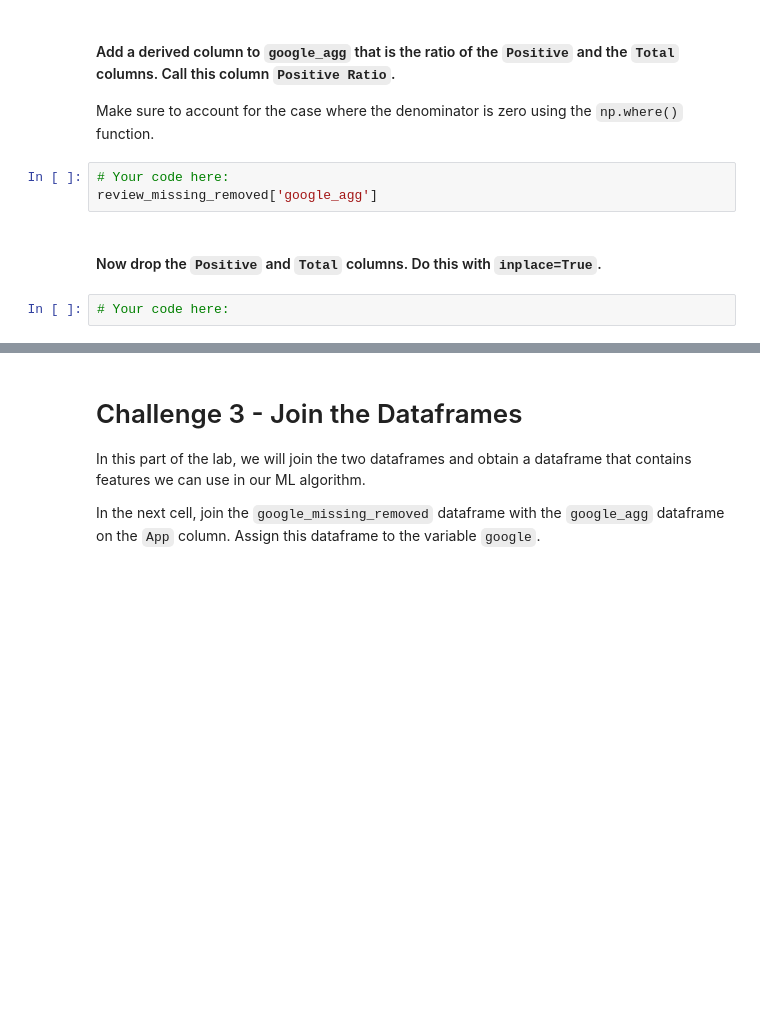
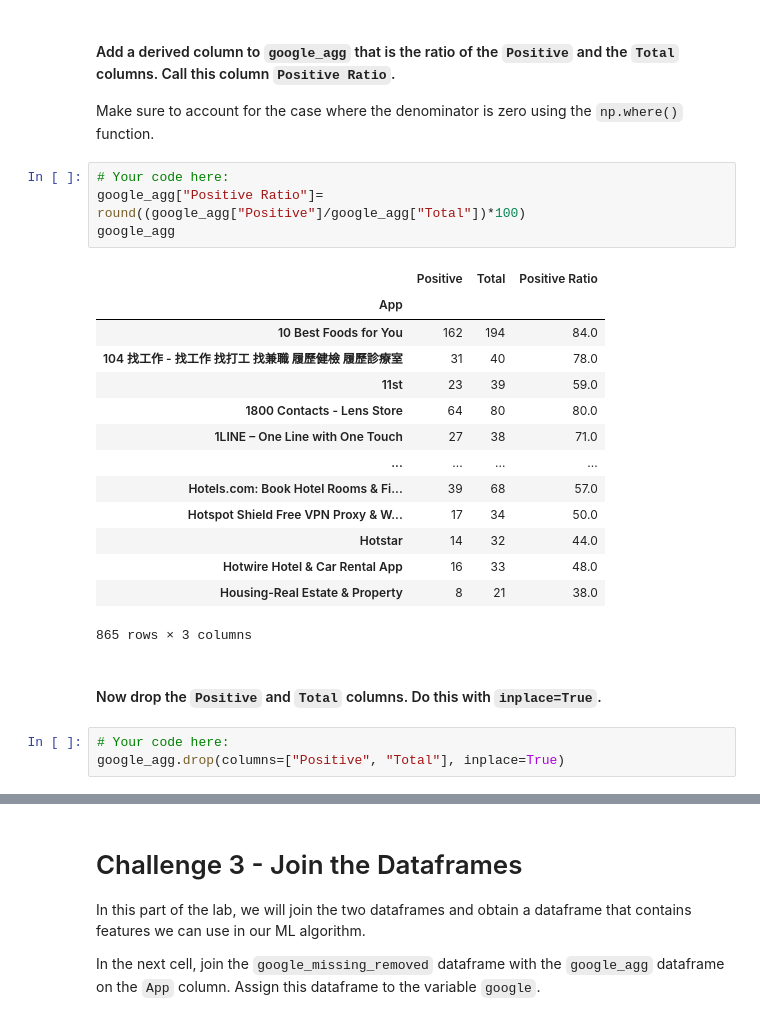
Before and after one commit to Fvperez1/dataptmad0522_labs, a Jupyter notebook: module-3/feature-extraction/your-code/notebooks/main.ipynb, the cells around one changed output, grey strips where cells are left out. Saved outputs shown, nothing was run; the diff lists cells and outputs as text; blank space fills up the shorter version.

```diff
--- a/module-3/feature-extraction/your-code/notebooks/main.ipynb
+++ b/module-3/feature-extraction/your-code/notebooks/main.ipynb
@@ -791,11 +788,28 @@ Print the first 5 rows of `google_agg` to check it.
 Make sure to account for the case where the denominator is zero using the `np.where()` function.
 # %%
 # Your code here:
-review_missing_removed['google_agg']
+google_agg["Positive Ratio"]= round((google_agg["Positive"]/google_agg["Total"])*100)
+google_agg
+# %% [output]
+|  | Positive | Total | Positive Ratio |
+| App |  |  |  |
+| 10 Best Foods for You | 162 | 194 | 84.0 |
+| 104 找工作 - 找工作 找打工 找兼職 履歷健檢 履歷診療室 | 31 | 40 | 78.0 |
+| 11st | 23 | 39 | 59.0 |
+| 1800 Contacts - Lens Store | 64 | 80 | 80.0 |
+| 1LINE – One Line with One Touch | 27 | 38 | 71.0 |
+| ... | ... | ... | ... |
+| Hotels.com: Book Hotel Rooms & Fi... | 39 | 68 | 57.0 |
+| Hotspot Shield Free VPN Proxy & W... | 17 | 34 | 50.0 |
+| Hotstar | 14 | 32 | 44.0 |
+| Hotwire Hotel & Car Rental App | 16 | 33 | 48.0 |
+| Housing-Real Estate & Property | 8 | 21 | 38.0 |
+865 rows × 3 columns
 # %% [markdown]
 #### Now drop the `Positive` and `Total` columns. Do this with `inplace=True`.
 # %%
 # Your code here:
+google_agg.drop(columns=["Positive", "Total"], inplace=True)
 # %% [markdown]
 Print the first 5 rows of `google_agg`. Your output should look like:
 
```
Also changed, not shown: parts of 5 cells of this notebook.
